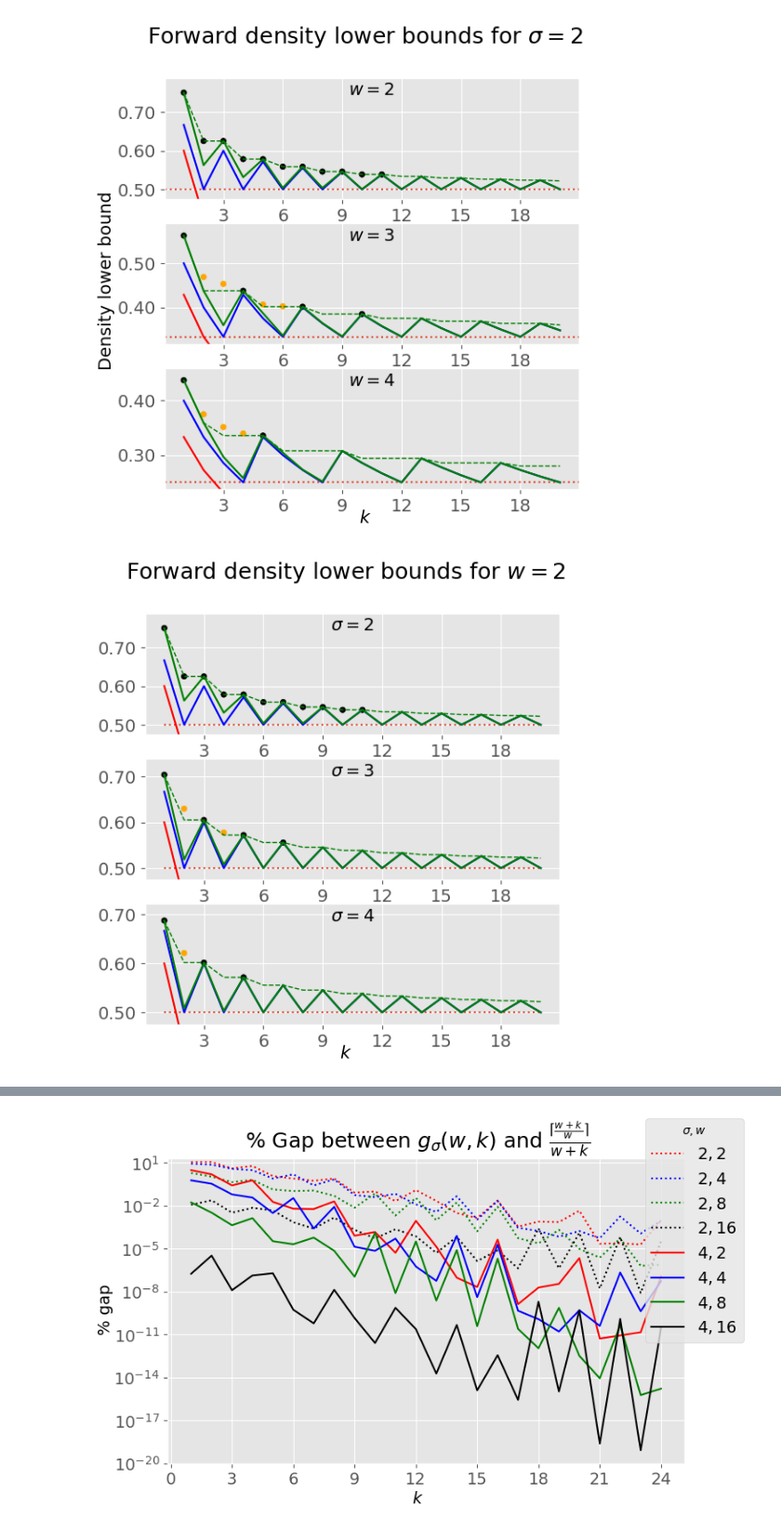
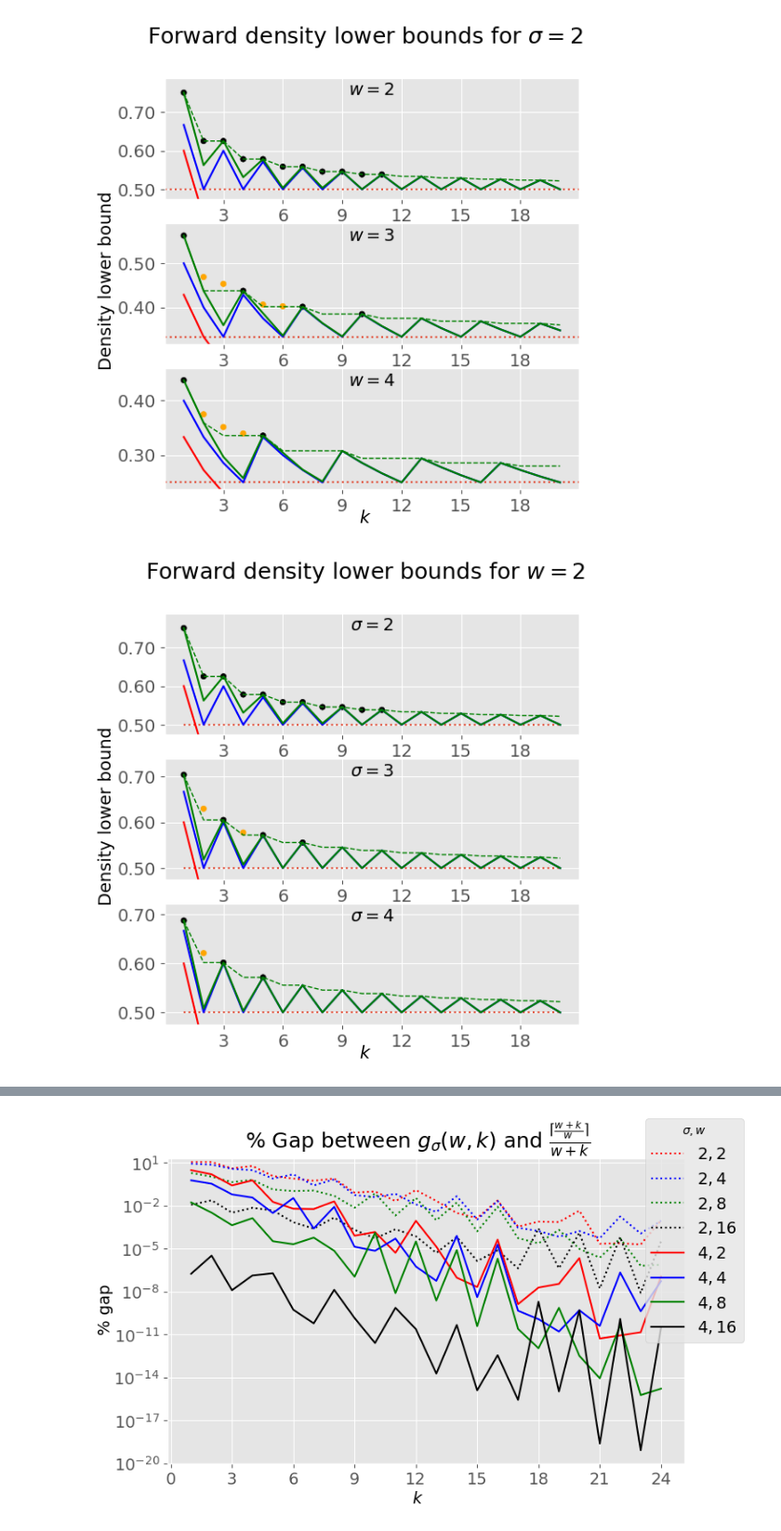
Before and after one commit to treangenlab/sampling-scheme-analysis, a Jupyter notebook: scripts/lower-bounds.ipynb, the cells around one changed output, grey strips where cells are left out. Shown at 93% size. Saved outputs shown, nothing was run; the diff lists cells and outputs as text; code cells hidden in the pictures.

```diff
--- a/scripts/lower-bounds.ipynb
+++ b/scripts/lower-bounds.ipynb
@@ -128,35 +128,35 @@ for idx, sigma in enumerate(sigma_range):
     ax.plot(k_range, [ragnar_ceil_LB(w, k) for k in k_range], label="$\\frac{\\lceil\\frac{w+k}{w}\\rceil}{w+k}$", color="blue")
     ax.plot(k_range, my_densities, label="$g_\sigma$", color="green")
     ax.plot(k_range, suff_bounded, label="$g_\sigma$'", color="green", linestyle="--", linewidth=1)
     opt_k = []
     opt_dens = []
     opt_color = []
     for k in k_range:
         if (w, k, sigma) in fwd_wksigma_to_dens:
             opt_k.append(k)
             opt_dens.append(fwd_wksigma_to_dens[(w, k, sigma)])
             opt_color.append("orange" if not math.isclose(aperiodic_bound_suff(w, k, sigma), fwd_wksigma_to_dens[(w, k, sigma)], rel_tol=(1 / (sigma**(w+k+1)))) else "black")
     ax.scatter(opt_k, opt_dens, label="OPT", color=opt_color, s=20)
     prop={'size': subplot_font}
 
     ax.set_title(f"$\sigma={sigma}$", y=1.0, pad=-14)
     ax.xaxis.set_major_locator(MaxNLocator(integer=True))
     ax.yaxis.set_major_formatter(FormatStrFormatter('%.2f'))
     ax.set_ylim(((1-ylim_pad_factor)*(1/w), (1+ylim_pad_factor)*my_densities[0]))
     for item in ([ax.title, ax.xaxis.label, ax.yaxis.label] +
              ax.get_xticklabels() + ax.get_yticklabels()):
         item.set_font(prop)
 
 
 handles, labels = ax.get_legend_handles_labels()
 # fig.legend(handles, labels, loc='center right', prop={'size': legend_font})
 fig.supxlabel("$k$", y=.04, fontsize=plot_font)
-# fig.supylabel("Density lower bound", x=0, fontsize=plot_font)
+fig.supylabel("Density lower bound", x=0, fontsize=plot_font)
 fig.suptitle("Forward density lower bounds for $w=2$", fontsize=title_font)
 fig.savefig(f"../tex/media/bound-fwd-w2.png", dpi=fig_dpi)
 fig.show()
 # %% [output]
-[figure, old version]
+[figure, new version]
 # %%
 
 sigma_range = list(range(2, 5))
```
Also changed, not shown: parts of 1 cell of this notebook.
